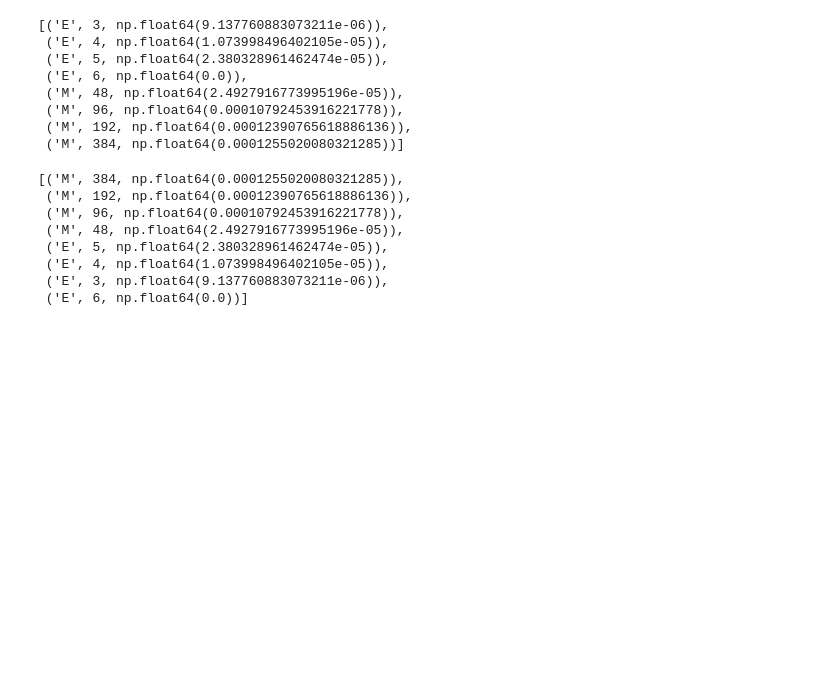
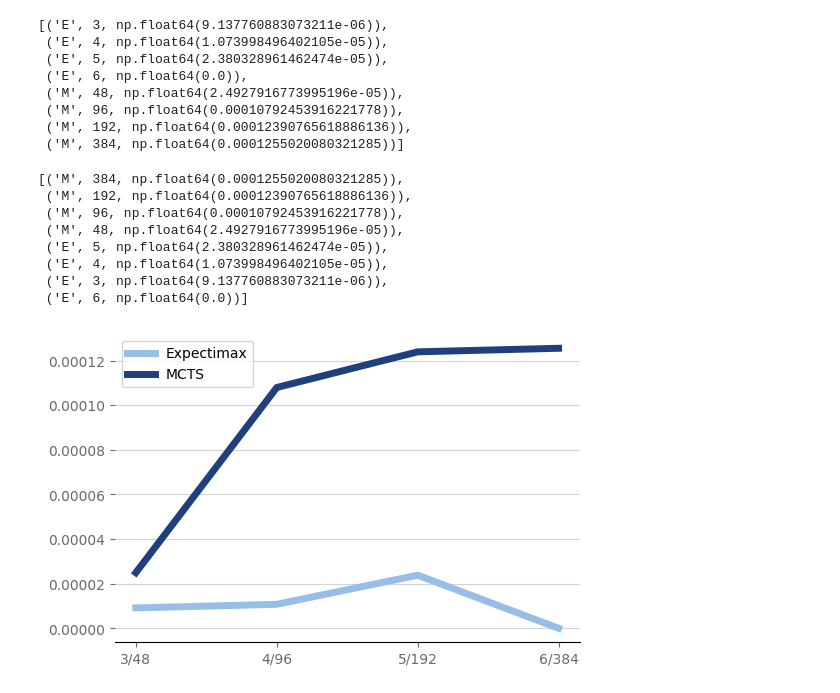
Before and after one commit to PSU-AI801-Group1-Fall-2024/2048-experiments, a Jupyter notebook: data-synthensis.ipynb, the cells around one changed output. Cells and saved outputs as stored; diff of their text form; code cells hidden in the pictures; blank space fills up the shorter version.

```diff
--- a/data-synthensis.ipynb
+++ b/data-synthensis.ipynb
@@ -707,3 +766,23 @@ d
  ('E', 4, np.float64(1.073998496402105e-05)),
  ('E', 3, np.float64(9.137760883073211e-06)),
  ('E', 6, np.float64(0.0))]
+# %%
+x = ["3/48", "4/96", "5/192", "6/384"]
+y = [
+    [
+        wins_t(df_expectimax_3),
+        wins_t(df_expectimax_4),
+        wins_t(df_expectimax_5),
+        wins_t(df_expectimax_6)
+    ],
+    [
+        wins_t(df_mcts_48),
+        wins_t(df_mcts_96),
+        wins_t(df_mcts_192),
+        wins_t(df_mcts_384)
+    ]
+]
+
+line_plot2(x, y, [color_psu_pugh_blue, color_psu_beaver_blue], ["Expectimax", "MCTS"])
+# %% [output]
+[figure, added]
```
Also changed, not shown: parts of 10 cells of this notebook.
